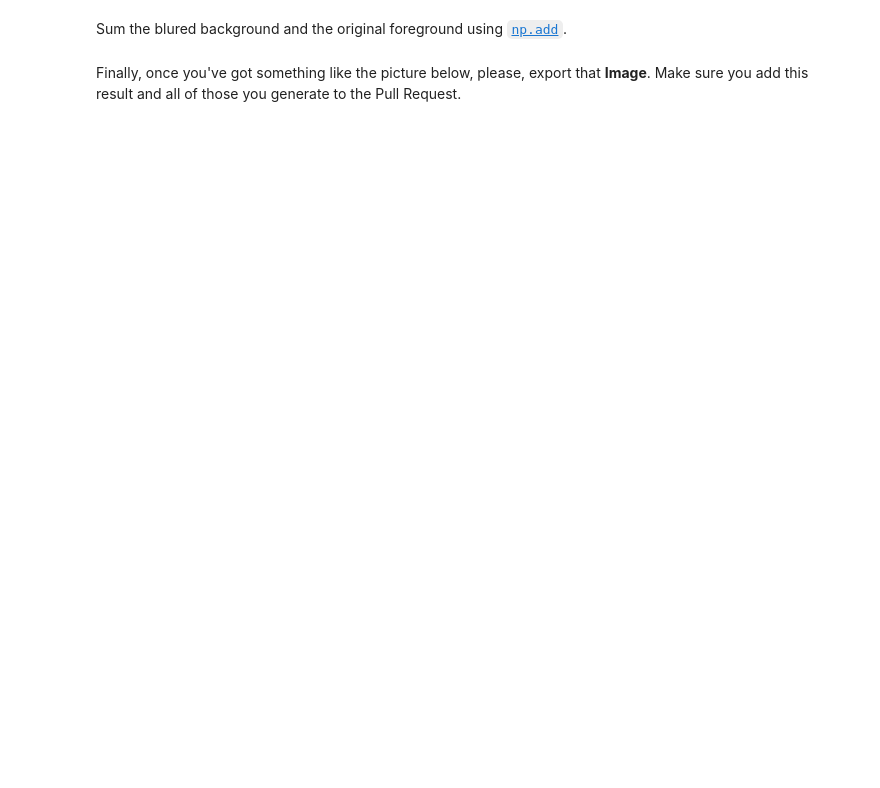
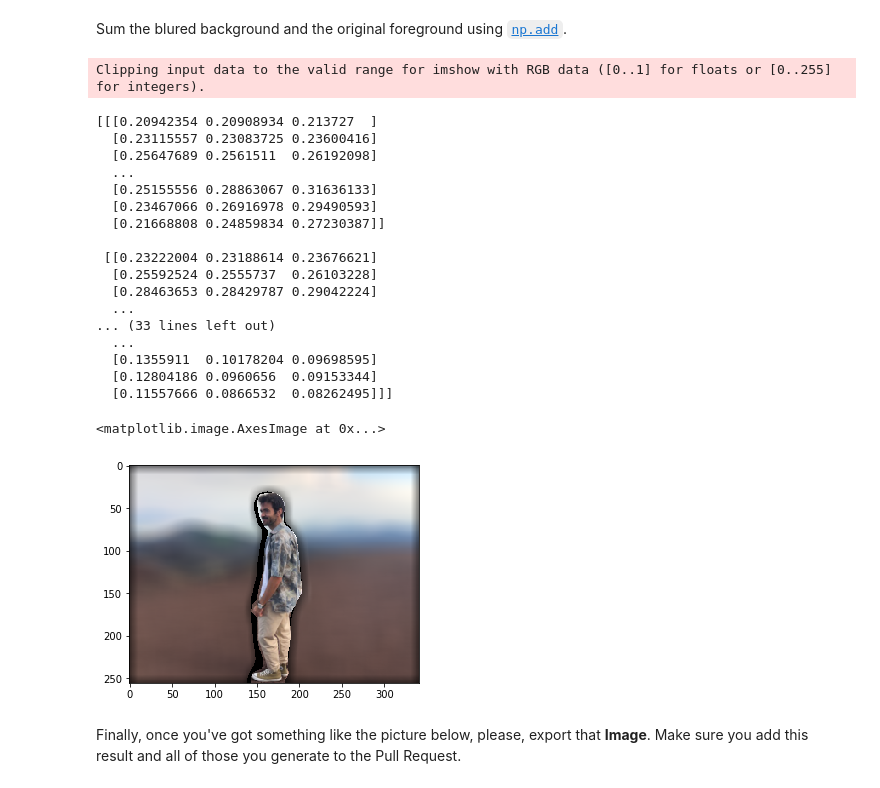
Before and after one commit to blancalluch/ImageSegmentation, a Jupyter notebook: main.ipynb, the cells around one changed output. Cells and saved outputs as stored; diff of their text form; code cells hidden in the pictures; blank space fills up the shorter version.

```diff
--- a/main.ipynb
+++ b/main.ipynb
@@ -397,3 +413,29 @@ Sum the blured background and the original foreground using [`np.add`](https://n
+# %%
+# Your code here
+final = np.add(blur_maic,fg)
+print(final)
+plt.imshow(final)
+# %% [output]
+Clipping input data to the valid range for imshow with RGB data ([0..1] for floats or [0..255] for integers).
+[[[0.20942354 0.20908934 0.213727  ]
+  [0.23115557 0.23083725 0.23600416]
+  [0.25647689 0.2561511  0.26192098]
+  ...
+  [0.25155556 0.28863067 0.31636133]
+  [0.23467066 0.26916978 0.29490593]
+  [0.21668808 0.24859834 0.27230387]]
+
+ [[0.23222004 0.23188614 0.23676621]
+  [0.25592524 0.2555737  0.26103228]
+  [0.28463653 0.28429787 0.29042224]
+  ...
+... (33 lines left out)
+  ...
+  [0.1355911  0.10178204 0.09698595]
+  [0.12804186 0.0960656  0.09153344]
+  [0.11557666 0.0866532  0.08262495]]]
+<matplotlib.image.AxesImage at 0x...>
+[figure, added]
 # %% [markdown]
 Finally, once you've got something like the picture below, please, export that **Image**. Make sure you add this result and all of those you generate to the Pull Request.
 # %% [markdown]
```
Also changed, not shown: parts of 10 cells of this notebook.
